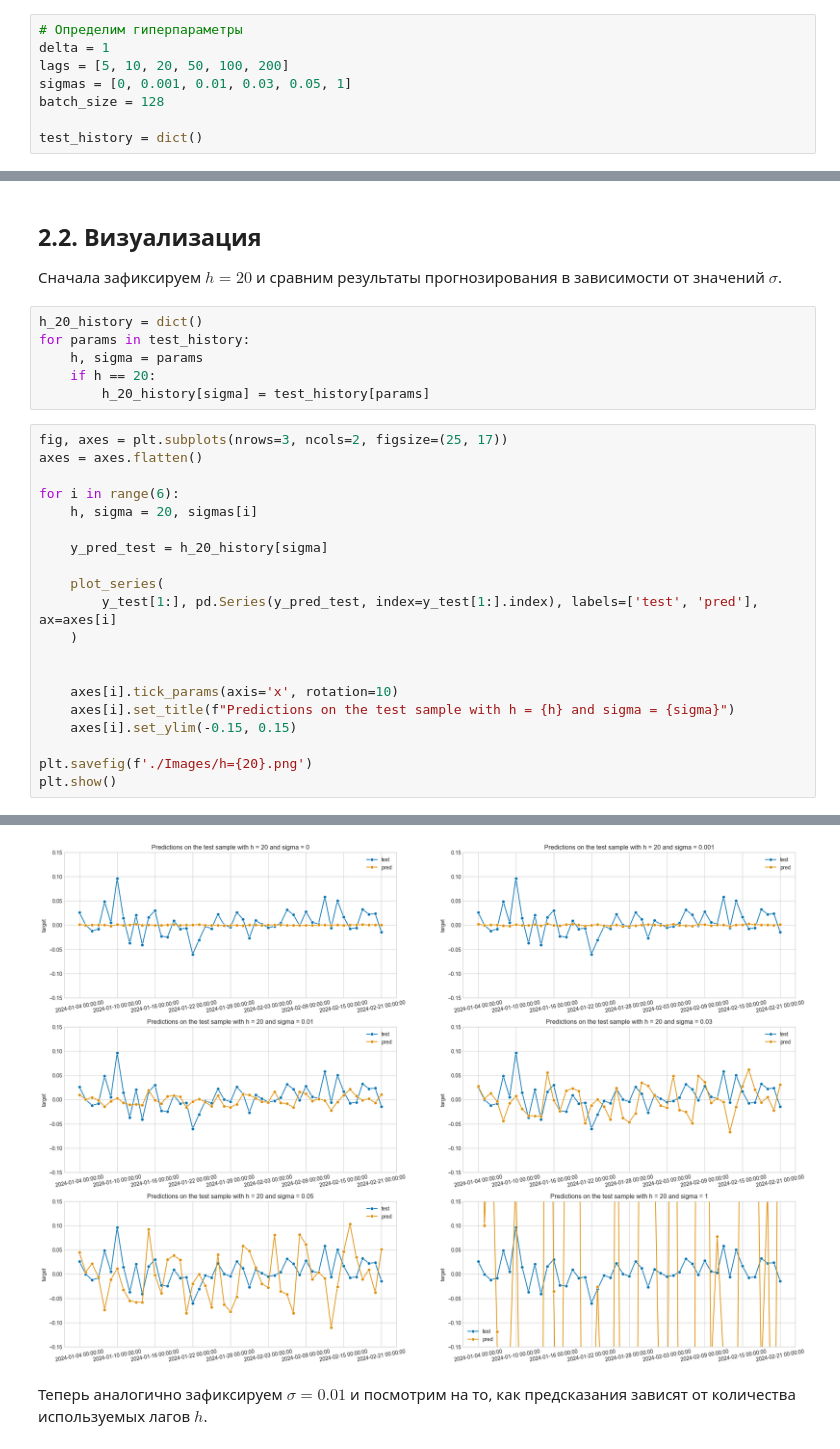
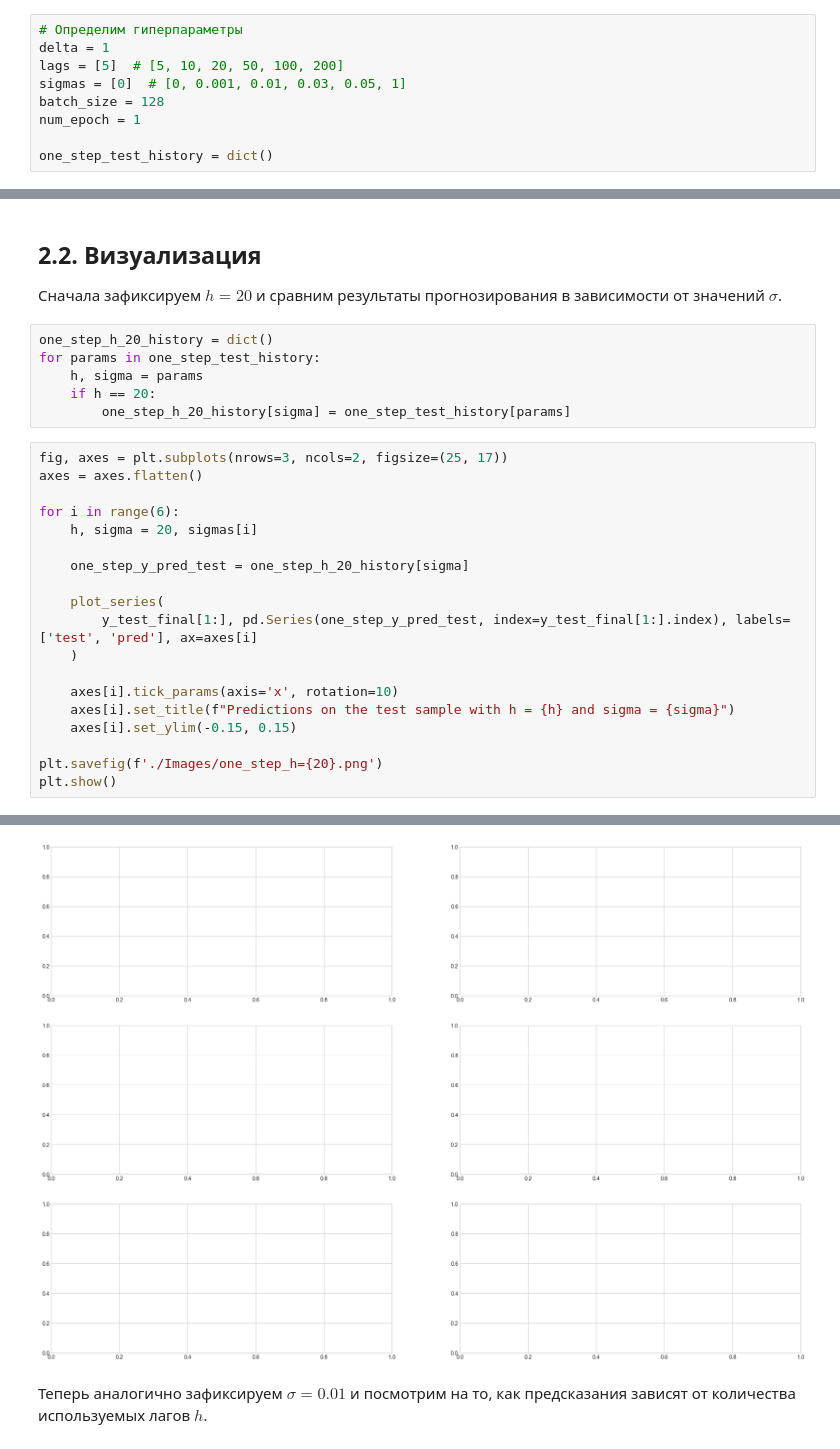
Before and after one commit to menadzhiev/cryptocurrency_price_prediction, a Jupyter notebook: price_prediction/notebooks/main.ipynb, the cells around one changed output, grey strips where cells are left out. Drawn from its saved outputs; the diff is of its cells as text.

```diff
--- a/price_prediction/notebooks/main.ipynb
+++ b/price_prediction/notebooks/main.ipynb
@@ -33,11 +33,12 @@ plt.show()
 # %%
 # Определим гиперпараметры
 delta = 1
-lags = [5, 10, 20, 50, 100, 200]
-sigmas = [0, 0.001, 0.01, 0.03, 0.05, 1]
+lags = [5]  # [5, 10, 20, 50, 100, 200]
+sigmas = [0]  # [0, 0.001, 0.01, 0.03, 0.05, 1]
 batch_size = 128
+num_epoch = 1
 
-test_history = dict()
+one_step_test_history = dict()
 # %%
 try:
     for h in lags:
@@ -54,11 +55,11 @@ except KeyboardInterrupt as e:
 
 Сначала зафиксируем $h = 20$ и сравним результаты прогнозирования в зависимости от значений $\sigma$.
 # %%
-h_20_history = dict()
-for params in test_history:
+one_step_h_20_history = dict()
+for params in one_step_test_history:
     h, sigma = params
     if h == 20:
-        h_20_history[sigma] = test_history[params]
+        one_step_h_20_history[sigma] = one_step_test_history[params]
 # %%
 fig, axes = plt.subplots(nrows=3, ncols=2, figsize=(25, 17))
 axes = axes.flatten()
@@ -66,17 +67,16 @@ axes = axes.flatten()
 for i in range(6):
     h, sigma = 20, sigmas[i]
 
-    y_pred_test = h_20_history[sigma]
+    one_step_y_pred_test = one_step_h_20_history[sigma]
 
     plot_series(
-        y_test[1:], pd.Series(y_pred_test, index=y_test[1:].index), labels=['test', 'pred'], ax=axes[i]
+        y_test_final[1:], pd.Series(one_step_y_pred_test, index=y_test_final[1:].index), labels=['test', 'pred'], ax=axes[i]
     )
-
 
     axes[i].tick_params(axis='x', rotation=10)
     axes[i].set_title(f"Predictions on the test sample with h = {h} and sigma = {sigma}")
     axes[i].set_ylim(-0.15, 0.15)
 
-plt.savefig(f'./Images/h={20}.png')
+plt.savefig(f'./Images/one_step_h={20}.png')
 plt.show()
 # %% [output]
@@ -83,4 +84,4 @@ plt.show()
-[figure, old version]
+[figure, new version]
 # %% [markdown]
 Теперь аналогично зафиксируем $\sigma = 0.01$ и посмотрим на то, как предсказания зависят от количества используемых лагов $h$.
 # %%
```
Also changed, not shown: parts of 32 cells of this notebook.
